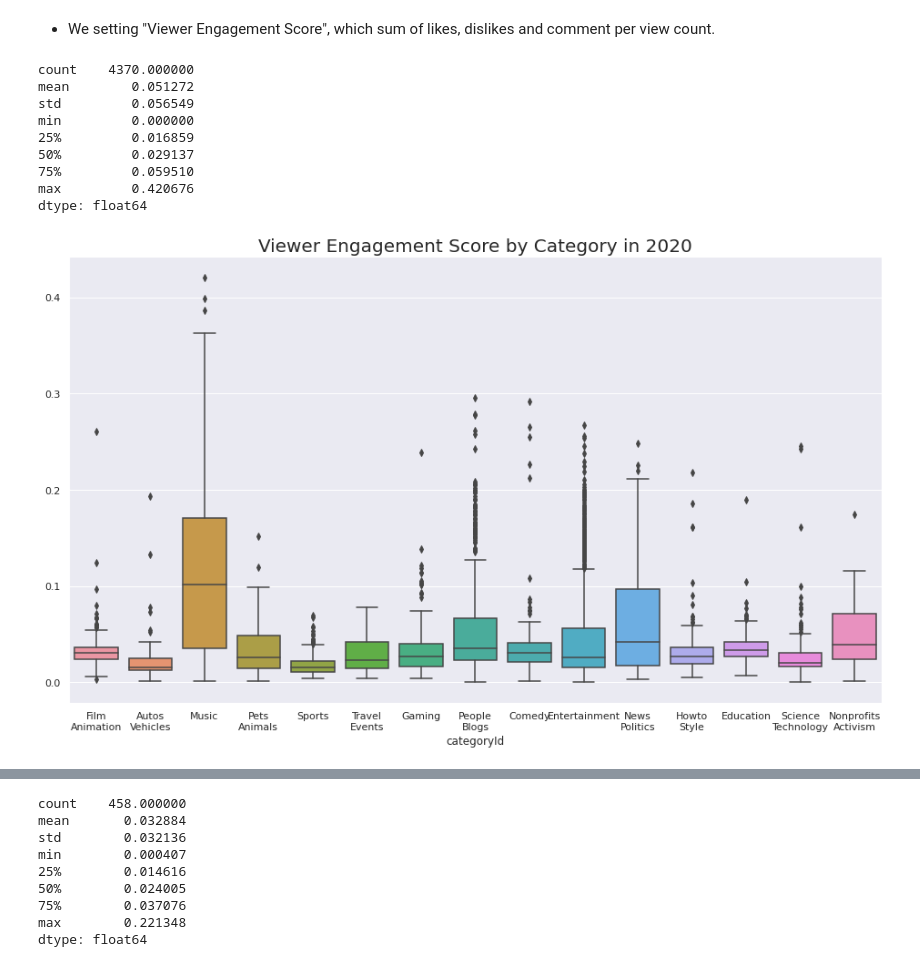
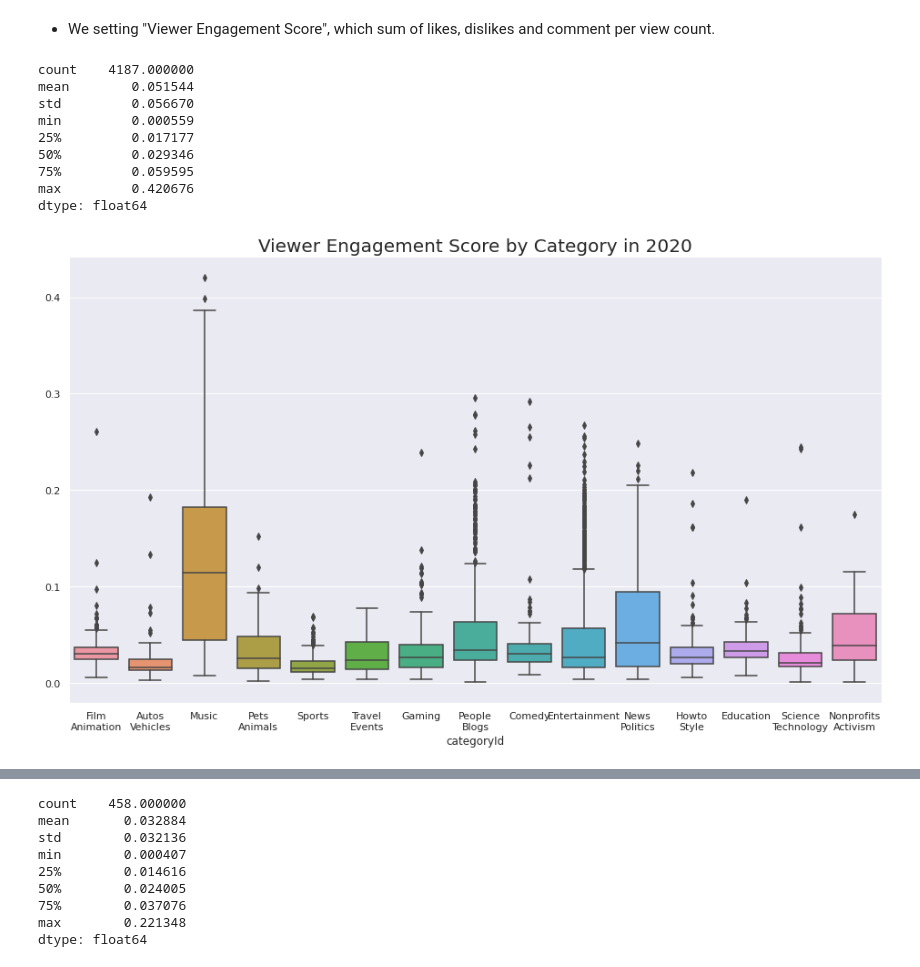
Before and after one commit to JinLover/Kaggle_project, a Jupyter notebook: youtube-analysis.ipynb, the cells around one changed output, grey strips where cells are left out. Saved outputs shown, nothing was run; the diff lists cells and outputs as text; code cells hidden in the pictures.

```diff
--- a/youtube-analysis.ipynb
+++ b/youtube-analysis.ipynb
@@ -299,22 +324,22 @@ g.set_title("Like/dislike Ratio by Category in 2021", size = 20, weight = True);
 # %% [markdown]
 * We setting "Viewer Engagement Score", which sum of likes, dislikes and comment per view count.
 # %%
-data = KR_2020_nodup
+data = Rating_2020
 score = (data["likes"] + data["dislikes"] + data["comment_count"])/data["view_count"]
 print(score.describe())
 g = sns.boxplot(x="categoryId",y=score ,data=data)
 xticks = list(map(lambda x:KR_id.loc[x].values[0], sorted(data["categoryId"].unique())))
 g.set_xticklabels(xticks);
 g.set_title("Viewer Engagement Score by Category in 2020", size = 20, weight = True);
 # %% [output]
-count    4370.000000
-mean        0.051272
-std         0.056549
-min         0.000000
-25%         0.016859
-50%         0.029137
-75%         0.059510
+count    4187.000000
+mean        0.051544
+std         0.056670
+min         0.000559
+25%         0.017177
+50%         0.029346
+75%         0.059595
 max         0.420676
 dtype: float64
-[figure, old version]
+[figure, new version]
 # %%
```
Also changed, not shown: parts of 13 cells of this notebook.
